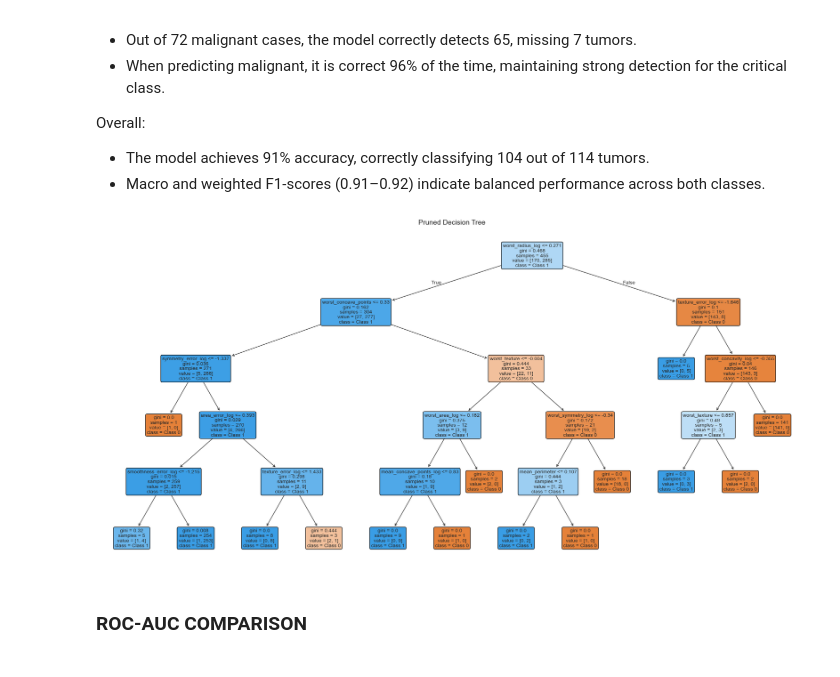
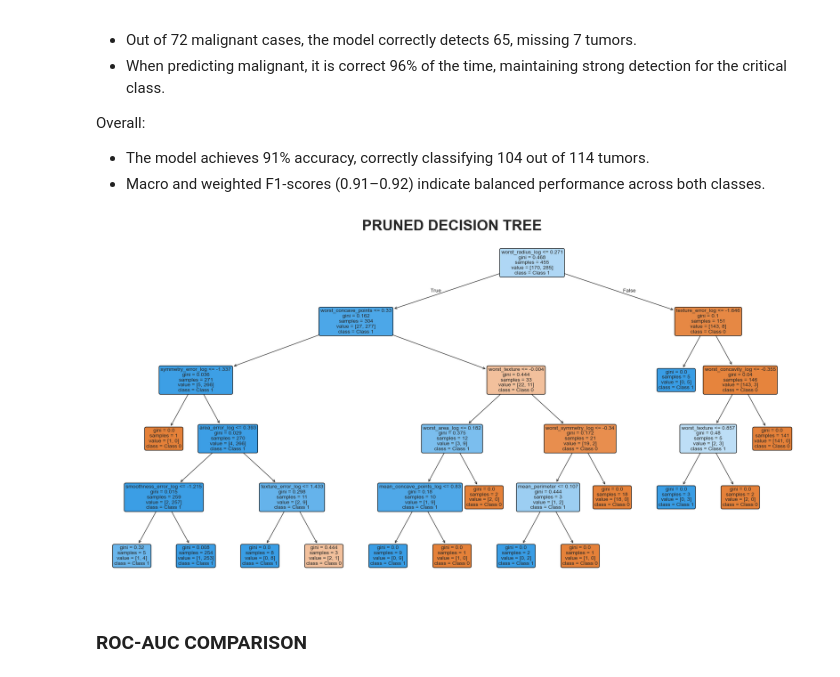
Before and after one commit to Vain-Guy/Ensemble-Methods, a Jupyter notebook: ENSEMBLE_METHODS.ipynb, the cells around one changed output. Saved outputs shown, nothing was run; the diff lists cells and outputs as text; code cells hidden in the pictures.

```diff
--- a/ENSEMBLE_METHODS.ipynb
+++ b/ENSEMBLE_METHODS.ipynb
@@ -2035,20 +2042,20 @@ Overall:
 # graph
 # %%
 # Plot Pruned Decision Tree
-plt.figure(figsize=(20,10))
+plt.figure(figsize=(19,10))
 plot_tree(
     pruned_DT,
     filled=True,
     feature_names=X_train.columns,
     class_names=['Class 0', 'Class 1'],
     rounded=True,
     fontsize=10
 )
-plt.title("Pruned Decision Tree", fontsize=14)
+plt.title("PRUNED DECISION TREE", fontsize=28, fontweight='semibold')
 plt.tight_layout()
 plt.show()
 # %% [output]
-[figure, old version]
+[figure, new version]
 # %% [markdown]
 ### ROC-AUC COMPARISON
 # %%
```
Also changed, not shown: parts of 10 cells of this notebook.
